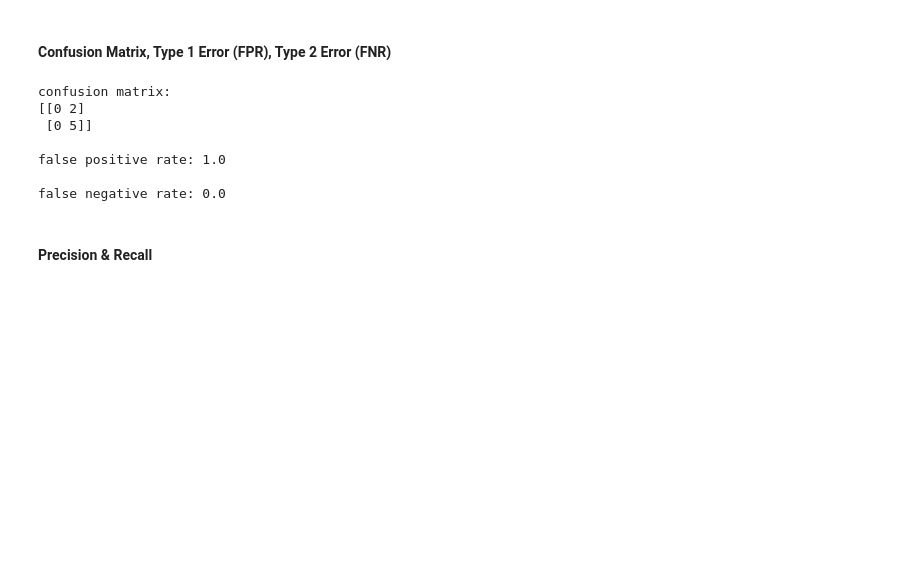
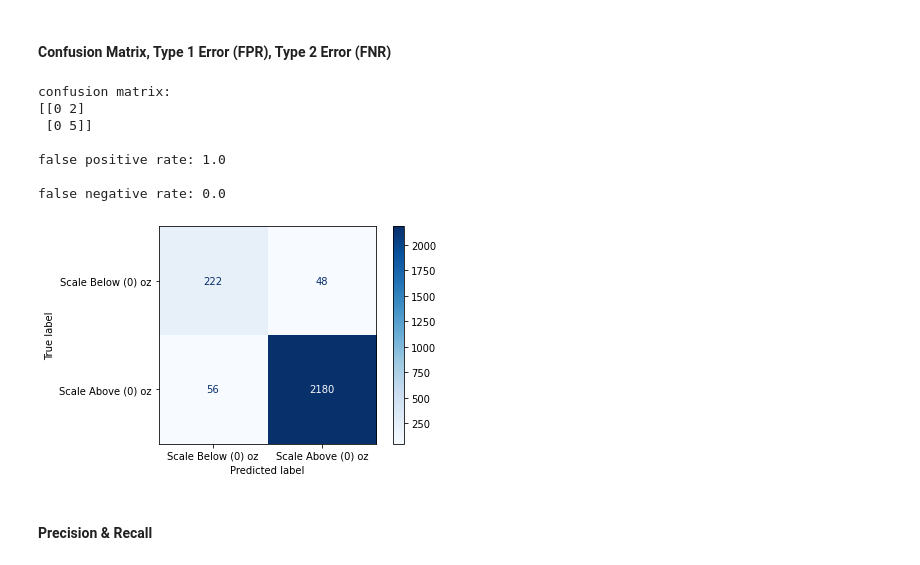
Before and after one commit to jbpauly/smart-simulation, a Jupyter notebook: smart_simulation/Notebooks/hypothesis_analysis.ipynb, the cells around one changed output. Drawn from its saved outputs; the diff is of its cells as text; code cells hidden in the pictures; blank space fills up the shorter version.

```diff
--- a/smart_simulation/Notebooks/hypothesis_analysis.ipynb
+++ b/smart_simulation/Notebooks/hypothesis_analysis.ipynb
@@ -992,6 +1035,16 @@ confusion matrix:
 false positive rate: 1.0
 
 false negative rate: 0.0
+# %%
+from sklearn.metrics import ConfusionMatrixDisplay
+
+display_labels =['Scale Below (0) oz', 'Scale Above (0) oz']
+disp = ConfusionMatrixDisplay(confusion_matrix=cm,display_labels=display_labels)
+disp = disp.plot(include_values=True,cmap=plt.cm.Blues, ax=None, xticks_rotation='horizontal')
+
+plt.show()
+# %% [output]
+[figure, added]
 # %% [markdown]
 #### Precision & Recall
 # %%
```
Also changed, not shown: parts of 26 cells of this notebook.
